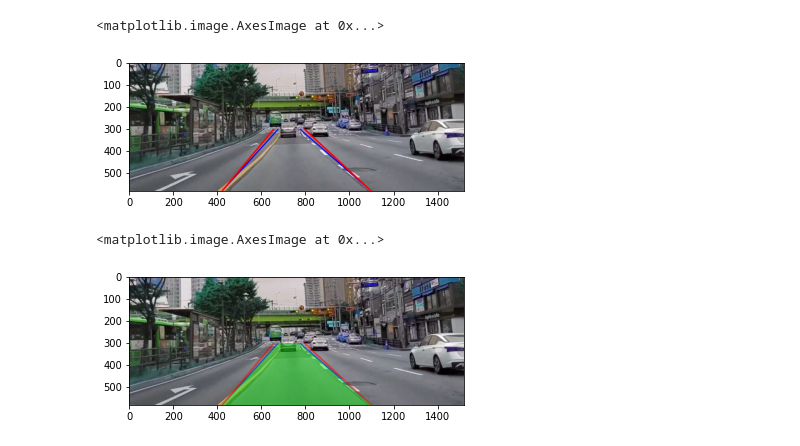
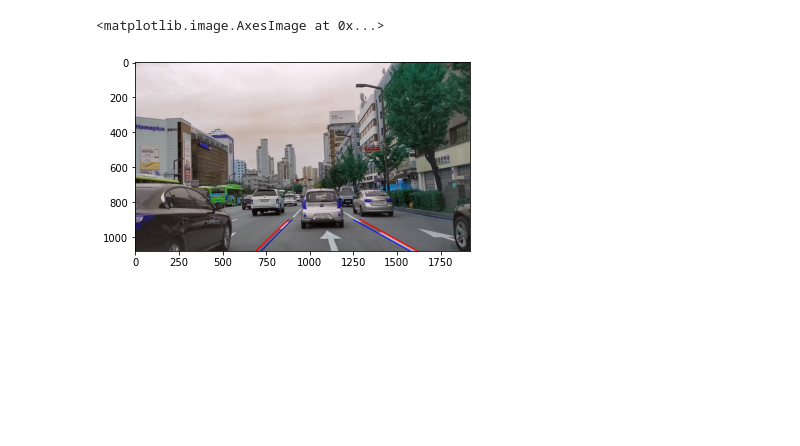
Before and after one commit to lim-ye-ji/Object_recognition_in_autonomous_driving, a Jupyter notebook: lane/Yu.ipynb, the cells around one changed output. Drawn from its saved outputs; the diff is of its cells as text; code cells hidden in the pictures; blank space fills up the shorter version.

```diff
--- a/lane/Yu.ipynb
+++ b/lane/Yu.ipynb
@@ -57,0 +23,13 @@ plt.imshow(a2_canny)
+# %%
+mask1 = np.zeros(A_roi.shape[:3],dtype = np.uint8)
+# polygon = np.array([[350,0],[700,0],[900,200],[180,200]])
+
+polygon = np.array([[750,850],[1300,850],[1750,1080],[600,1080]])
+
+white = (255,255,255)
+mask1 = cv2.fillConvexPoly(mask1,polygon,white)
+
+a_copy = A_roi.copy()
+a_result = cv2.bitwise_and(a_copy, mask1)
+
+plt.imshow(a_result)
@@ -115,12 +103,13 @@ plt.imshow(cdstP)
 new_r = []
 new_l = []
 
+
 for i in range(len(r)):
-    if math.dist([r[i][0], r[i][1]], [r[i][2], r[i][3]]) > 200:
+    if math.dist([r[i][0], r[i][1]], [r[i][2], r[i][3]]) > 30:
         new_r.append(r[i])
 
 for i in range(len(l)):
-    if math.dist([l[i][0], l[i][1]], [l[i][2], l[i][3]]) > 200:
+    if math.dist([l[i][0], l[i][1]], [l[i][2], l[i][3]]) > 30:
         new_l.append(l[i])
 # %%
 new_r
@@ -150,8 +135,8 @@ for x in new_l:
 
 if not least and not least2:
     a_copy2 = a_copy.copy()
-    cv2.line(a_copy2, (450, 100),(400, 580), (255, 0, 0), 4, cv2.LINE_AA)
-    cv2.line(a_copy2, (900, 100),(1200, 580), (255, 0, 0), 4, cv2.LINE_AA)
+    cv2.line(a_copy2, (750, 1080),(930, 900), (255, 0, 0), 4, cv2.LINE_AA)
+    cv2.line(a_copy2, (1600, 1080),(1300, 900), (255, 0, 0), 4, cv2.LINE_AA)
 
 elif not least or not least2:
     if not least:
@@ -178,16 +163,16 @@ elif not least or not least2:
 
         ## r1
         m = -m3
-        n = l[i][1] - (m * (550-(l[i][0]-550)))
+        n = l[i][1] - (m * (1150-(l[i][0]-1150)))
 
         ## r2
         m2 = -m4
-        n2 = l[i2][1] - (m2 * (550-(l[i2][0]-500)))
+        n2 = l[i2][1] - (m2 * (1150-(l[i2][0]-1150)))
 
-        cv2.line(a_copy2, (int(((-n4/m4)+(-n/m))/2)+50, 300),(int((580-n)/m), 580), (0, 0, 255), 4, cv2.LINE_AA)
-        cv2.line(a_copy2, (int(((-n4/m4)+(-n/m))/2)-50, 300),(int((580-n4)/m4), 580), (0, 0, 255), 4, cv2.LINE_AA)
-        cv2.line(a_copy2, (int(((-n4/m4)+(-n/m))/2)+70, 300),(int((580-n)/m), 580), (255, 0, 0), 5, cv2.LINE_AA)
-        cv2.line(a_copy2, (int(((-n4/m4)+(-n/m))/2)-70, 300),(int((580-n4)/m4), 580), (255, 0, 0), 5, cv2.LINE_AA)
+        cv2.line(a_copy2, (int(((-n4/m4)+(-n/m))/2)+100, 900),(int((1080-n)/m), 1080), (0, 0, 255), 4, cv2.LINE_AA)
+        cv2.line(a_copy2, (int(((-n4/m4)+(-n/m))/2)-250, 900),(int((1080-n4)/m4), 1080), (0, 0, 255), 4, cv2.LINE_AA)
+        cv2.line(a_copy2, (int(((-n4/m4)+(-n/m))/2)+140, 900),(int((1120-n)/m), 1080), (255, 0, 0), 5, cv2.LINE_AA)
+        cv2.line(a_copy2, (int(((-n4/m4)+(-n/m))/2)- 270, 900),(int((1110-n4)/m4), 1080), (255, 0, 0), 5, cv2.LINE_AA)
 
     elif not least2:
         least_a = min(least)
@@ -210,17 +195,17 @@ elif not least or not least2:
 
         ## l1
         m3 = -m
-        n3 = r[i][1] - (m3 * (550-(r[i][0]-550)))
+        n3 = r[i][1] - (m3 * (1150-(r[i][0]-1150)))
 
         ## l2
         m4 = -m2
-        n4 = r[i2][1] - (m4 * (550-(r[i2][0]-550)))
+        n4 = r[i2][1] - (m4 * (1150-(r[i2][0]-1150)))
 
 
-        cv2.line(a_copy2, (int(((-n4/m4)+(-n/m))/2)+50, 300),(int((580-n)/m), 580), (0, 0, 255), 4, cv2.LINE_AA)
-        cv2.line(a_copy2, (int(((-n4/m4)+(-n/m))/2)-50, 300),(int((580-n4)/m4), 580), (0, 0, 255), 4, cv2.LINE_AA)
-        cv2.line(a_copy2, (int(((-n4/m4)+(-n/m))/2)+70, 300),(int((580-n)/m), 580), (255, 0, 0), 5, cv2.LINE_AA)
-        cv2.line(a_copy2, (int(((-n4/m4)+(-n/m))/2)-70, 300),(int((580-n4)/m4), 580), (255, 0, 0), 5, cv2.LINE_AA)
+        cv2.line(a_copy2, (int(((-n4/m4)+(-n/m))/2)+100, 900),(int((1080-n)/m), 1080), (0, 0, 255), 4, cv2.LINE_AA)
+        cv2.line(a_copy2, (int(((-n4/m4)+(-n/m))/2)-250, 900),(int((1080-n4)/m4), 1080), (0, 0, 255), 4, cv2.LINE_AA)
+        cv2.line(a_copy2, (int(((-n4/m4)+(-n/m))/2)+140, 900),(int((1120-n)/m), 1080), (255, 0, 0), 5, cv2.LINE_AA)
+        cv2.line(a_copy2, (int(((-n4/m4)+(-n/m))/2)-270, 900),(int((1110-n4)/m4), 1080), (255, 0, 0), 5, cv2.LINE_AA)
 
 
 
@@ -229,35 +214,35 @@ else:
     i = least.index(least_a)
     most_a = max(least)
     i2 = least.index(most_a)
     least_b = min(least2)
     i3 = least2.index(least_b)
     most_b = max(least2)
     i4 = least2.index(most_b)
     a_copy2 = a_copy.copy()
 
     ## r1
     m = (r[i][3]-r[i][1])/(r[i][2]-r[i][0])
     n = r[i][1] - (m * r[i][0])
 
     ## r2
     m2 = (r[i2][3]-r[i2][1])/(r[i2][2]-r[i2][0])
     n2 = r[i2][1] - (m2 * r[i2][0])
 
     ## l1
     m3 = (l[i3][3]-l[i3][1])/(l[i3][2]-l[i3][0])
     n3 = l[i3][1] - (m3 * l[i3][0])
 
     ## l2
     m4 = (l[i4][3]-l[i4][1])/(l[i4][2]-l[i4][0])
     n4 = l[i4][1] - (m4 * l[i4][0])
 
-    cv2.line(a_copy2, (int(((-n4/m4)+(-n/m))/2)+50, 300),(int((580-n)/m), 580), (0, 0, 255), 4, cv2.LINE_AA)
-    cv2.line(a_copy2, (int(((-n4/m4)+(-n/m))/2)-50, 300),(int((580-n4)/m4), 580), (0, 0, 255), 4, cv2.LINE_AA)
-    cv2.line(a_copy2, (int(((-n4/m4)+(-n/m))/2)+70, 300),(int((580-n)/m), 580), (255, 0, 0), 5, cv2.LINE_AA)
-    cv2.line(a_copy2, (int(((-n4/m4)+(-n/m))/2)-70, 300),(int((580-n4)/m4), 580), (255, 0, 0), 5, cv2.LINE_AA)
+    cv2.line(a_copy2, (int(((-n4/m4)+(-n/m))/2)+150, 900),(int((1080-n)/m), 1080), (0, 0, 255), 4, cv2.LINE_AA)
+    cv2.line(a_copy2, (int(((-n4/m4)+(-n/m))/2)-150, 900),(int((1080-n4)/m4), 1080), (0, 0, 255), 4, cv2.LINE_AA)
+    cv2.line(a_copy2, (int(((-n4/m4)+(-n/m))/2)+200, 900),(int((1120-n)/m), 1080), (255, 0, 0), 5, cv2.LINE_AA)
+    cv2.line(a_copy2, (int(((-n4/m4)+(-n/m))/2)-200, 900),(int((1110-n4)/m4), 1080), (255, 0, 0), 5, cv2.LINE_AA)
 
 
 plt.imshow(a_copy2)
 # %% [output]
 <matplotlib.image.AxesImage at 0x...>
-[figure, old version]
+[figure, new version]
@@ -271,5 +248,0 @@ a_copy4 = cv2.addWeighted(a_copy3, 0.4, a_copy2, 0.6, 0)
-# %%
-plt.imshow(a_copy4)
-# %% [output]
-<matplotlib.image.AxesImage at 0x...>
-[figure, removed]
```
Also changed, not shown: parts of 11 cells of this notebook.
